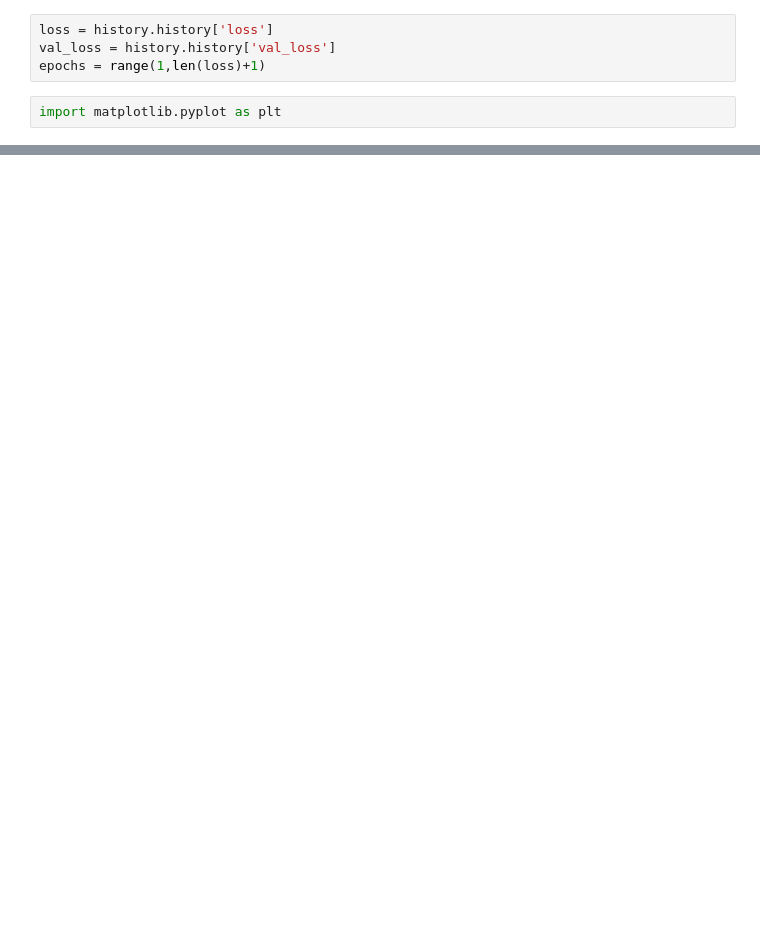
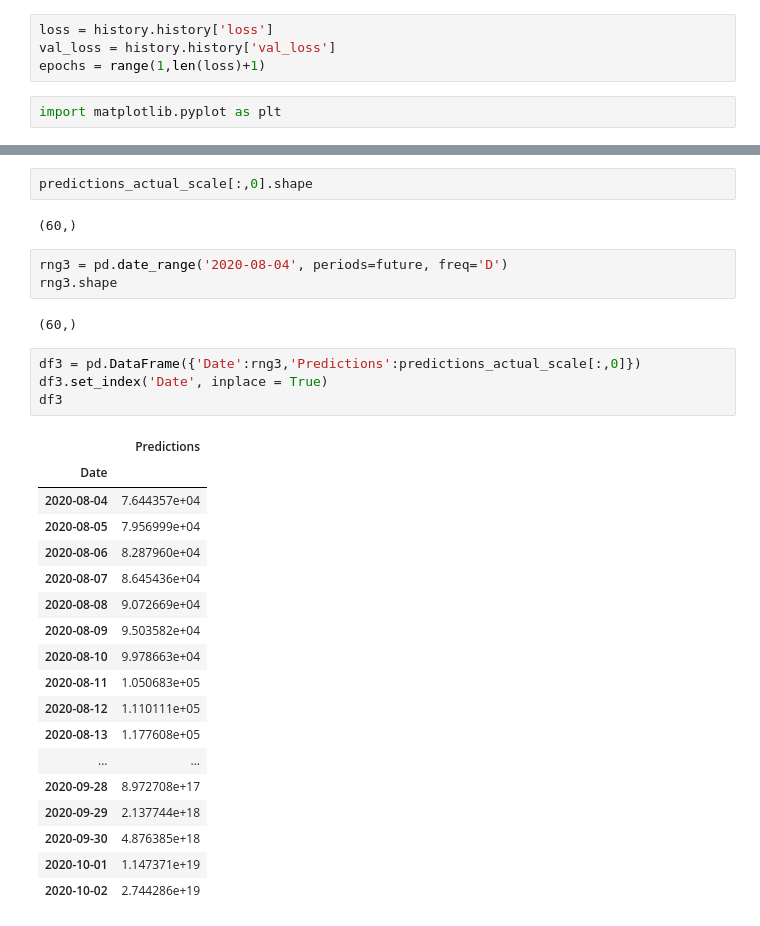
Before and after one commit to YeisonABL/COVID-19-con-python-2.0, a Jupyter notebook: Bogotá/Covid-19_bogota_casos_acumulados.ipynb, the cells around one changed output, grey strips where cells are left out. Saved outputs shown, nothing was run; the diff lists cells and outputs as text; blank space fills up the shorter version.

```diff
--- a/Bogotá/Covid-19_bogota_casos_acumulados.ipynb
+++ b/Bogotá/Covid-19_bogota_casos_acumulados.ipynb
@@ -195,0 +294,32 @@ plt.show()
+# %%
+predictions_actual_scale[:,0].shape
+# %% [output]
+(60,)
+# %%
+rng3 = pd.date_range('2020-08-04', periods=future, freq='D')
+rng3.shape
+# %% [output]
+(60,)
+# %%
+df3 = pd.DataFrame({'Date':rng3,'Predictions':predictions_actual_scale[:,0]})
+df3.set_index('Date', inplace = True)
+df3
+# %% [output]
+|  | Predictions |
+| Date |  |
+| 2020-08-04 | 7.644357e+04 |
+| 2020-08-05 | 7.956999e+04 |
+| 2020-08-06 | 8.287960e+04 |
+| 2020-08-07 | 8.645436e+04 |
+| 2020-08-08 | 9.072669e+04 |
+| 2020-08-09 | 9.503582e+04 |
+| 2020-08-10 | 9.978663e+04 |
+| 2020-08-11 | 1.050683e+05 |
+| 2020-08-12 | 1.110111e+05 |
+| 2020-08-13 | 1.177608e+05 |
+| ... | ... |
+| 2020-09-28 | 8.972708e+17 |
+| 2020-09-29 | 2.137744e+18 |
+| 2020-09-30 | 4.876385e+18 |
+| 2020-10-01 | 1.147371e+19 |
+| 2020-10-02 | 2.744286e+19 |
```
Also changed, not shown: parts of 16 cells of this notebook.
